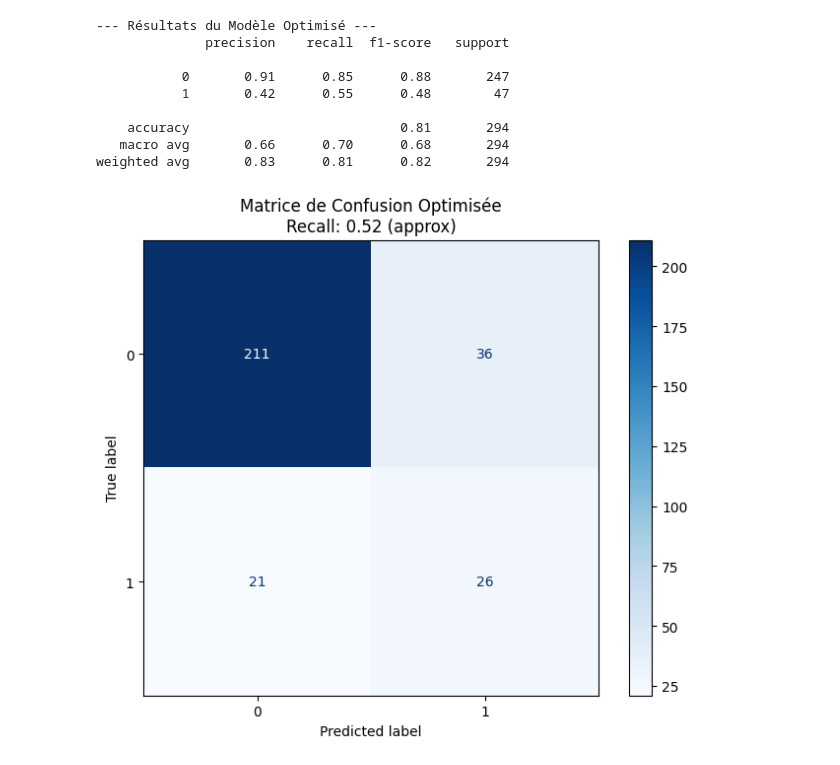
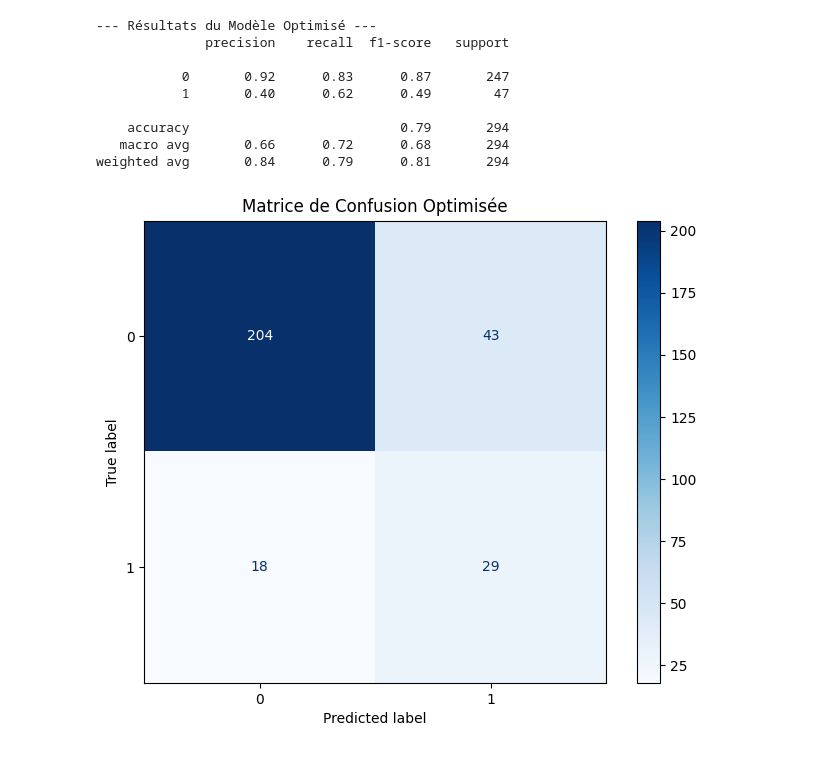
Before and after one commit to Apinsun/Projet4, a Jupyter notebook: projet4.ipynb, the cells around one changed output. Saved outputs shown, nothing was run; the diff lists cells and outputs as text; code cells hidden in the pictures.

Commit message:
test de différents feature engineering, correction du data leakage

```diff
--- a/projet4.ipynb
+++ b/projet4.ipynb
@@ -110,6 +327,9 @@ df_clean = df_clean.drop(columns=['domaine_etude', 'annees_depuis_la_derniere_pr
 # %%
 # on supprime les colonnes trop corrélées d'après le profiling généré auparavant
-df_clean = df_clean.drop(columns=['age', 'departement', 'note_evaluation_actuelle','revenu_mensuel','niveau_hierarchique_poste'])
+df_clean = df_clean.drop(columns=['age', 'departement', 'note_evaluation_actuelle','niveau_hierarchique_poste'])
+# %%
+# Test de supression de lignes au vue des permutation values
+df_clean = df_clean.drop(columns=['annee_experience_totale'])
 # %%
 # On transforme Oui et Non en 0 et 1 ; Pareil pour le genre
 from ydata_profiling import ProfileReport
@@ -125,17 +345,17 @@ df_clean['genre'] = df_clean['genre'].map({'M': 0, 'F': 1})
 # en fait non bizarrement sur cet ordi c'est déjà transformé...
 df_clean['augementation_salaire_precedente'] = df_clean['augementation_salaire_precedente'].str.replace('%', '').astype(int)
 
-profile = ProfileReport(df_clean, title="Rapport d'Exploration du data frame final")
-profile.to_file("mon_rapport.html")
+# profile = ProfileReport(df_clean, title="Rapport d'Exploration du data frame final")
+# profile.to_file("mon_rapport.html")
 
 # Petites colonnes avec peux de possibilités qu'on one-hot encode
-df_clean = pd.get_dummies(
-    df_clean,
-    #columns=['frequence_deplacement','poste','departement','statut_marital'],
-    columns=['frequence_deplacement','poste','statut_marital'],
-    drop_first=True,   # Pour éviter la redondance (ex: si ce n'est ni Occasionnel ni Fréquent, c'est forcément Aucun)
-    dtype=int          # Pour avoir des 0 et 1 (au lieu de True/False)
-)
+# df_clean = pd.get_dummies(
+#     df_clean,
+#     #columns=['frequence_deplacement','poste','departement','statut_marital'],
+#     columns=['frequence_deplacement','poste','statut_marital'],
+#     drop_first=True,   # Pour éviter la redondance (ex: si ce n'est ni Occasionnel ni Fréquent, c'est forcément Aucun)
+#     dtype=int          # Pour avoir des 0 et 1 (au lieu de True/False)
+# )
 # %%
 
 # profile = ProfileReport(df_clean, title="Rapport d'Exploration du data frame final")
@@ -200,18 +455,19 @@ from sklearn.model_selection import GridSearchCV
 
 # 1. Définir la grille des paramètres à tester
 # On teste différentes "formes" de forêt pour voir laquelle attrape le mieux les départs
+
 param_grid = {
-    'n_estimators': [100, 200],           # Nombre d'arbres
-    'max_depth': [5, 10, 20, None],       # Profondeur max (None = illimité)
-    'min_samples_leaf': [1, 2, 4],        # Nombre min de feuilles (évite le surapprentissage)
-    'class_weight': ['balanced', 'balanced_subsample'] # Gestion du déséquilibre
+    'model__n_estimators': [100, 200], # Nombre d'arbres
+    'model__max_depth': [5, 10, 20, None], # Profondeur max (None = illimité)
+    'model__min_samples_leaf': [1, 2, 4],  # Nombre min de feuilles (évite le surapprentissage)
+    'model__class_weight': ['balanced', 'balanced_subsample'] # Gestion du déséquilibre
 }
 
 # 2. Initialiser le GridSearch
 # LE POINT CLÉ EST ICI : scoring='recall'
 # Cela dit au modèle : "Ton but unique est de maximiser le rappel sur la classe 1 (les départs)"
 grid_search = GridSearchCV(
-    estimator=RandomForestClassifier(random_state=42),
+    estimator=pipeline,
     param_grid=param_grid,
     scoring='recall',  # On peut aussi mettre 'f1' si on veut garder un équilibre
     cv=5,              # 5 validations croisées
@@ -250,32 +506,32 @@ Meilleur score de Recall validé : 0.4947
 # %%
 # 1. Récupération du meilleur modèle (déjà réentraîné)
 best_rf = grid_search.best_estimator_
 
 # 2. Prédictions sur le jeu de test
 y_pred_optimised = best_rf.predict(X_test)
 
 # 3. Rapport de Classification
 print("--- Résultats du Modèle Optimisé ---")
 print(classification_report(y_test, y_pred_optimised))
 
 # 4. Affichage de la Matrice de Confusion
 fig, ax = plt.subplots(figsize=(8, 6))
 cm = confusion_matrix(y_test, y_pred_optimised)
 disp = ConfusionMatrixDisplay(confusion_matrix=cm, display_labels=best_rf.classes_)
 disp.plot(cmap='Blues', ax=ax)
-ax.set_title(f"Matrice de Confusion Optimisée\nRecall: {0.52:.2f} (approx)")
+ax.set_title(f"Matrice de Confusion Optimisée")
 plt.show()
 # %% [output]
 --- Résultats du Modèle Optimisé ---
               precision    recall  f1-score   support
 
-           0       0.91      0.85      0.88       247
-           1       0.42      0.55      0.48        47
+           0       0.92      0.83      0.87       247
+           1       0.40      0.62      0.49        47
 
-    accuracy                           0.81       294
-   macro avg       0.66      0.70      0.68       294
-weighted avg       0.83      0.81      0.82       294
+    accuracy                           0.79       294
+   macro avg       0.66      0.72      0.68       294
+weighted avg       0.84      0.79      0.81       294
-[figure, old version]
+[figure, new version]
 # %%
 # Un peu mieux mais toujours pas foufou, on va essayerd'abaisser le seuil tout simplement
 # On demande les probabilités (ex: [0.8, 0.2] -> 20% de chance de partir)
```
Also changed, not shown: parts of 15 cells of this notebook, 3 other files.
